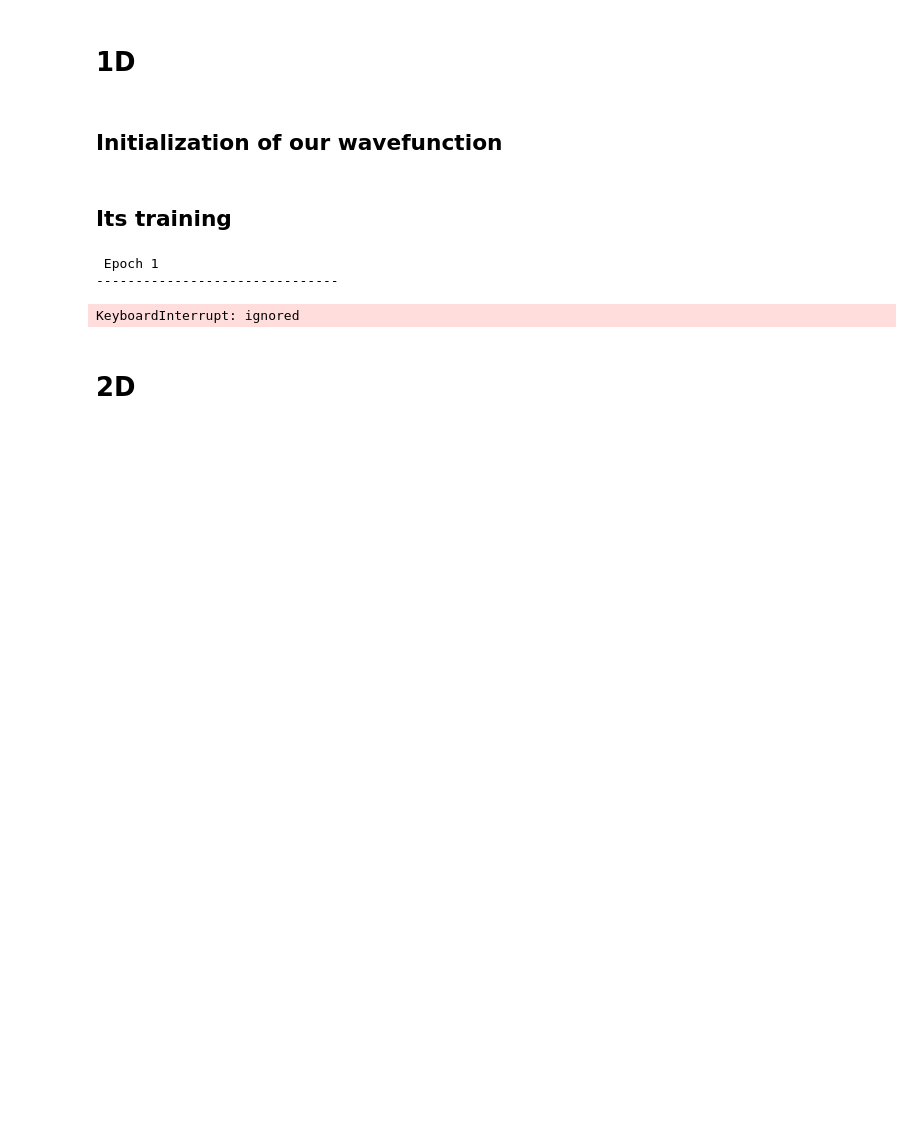
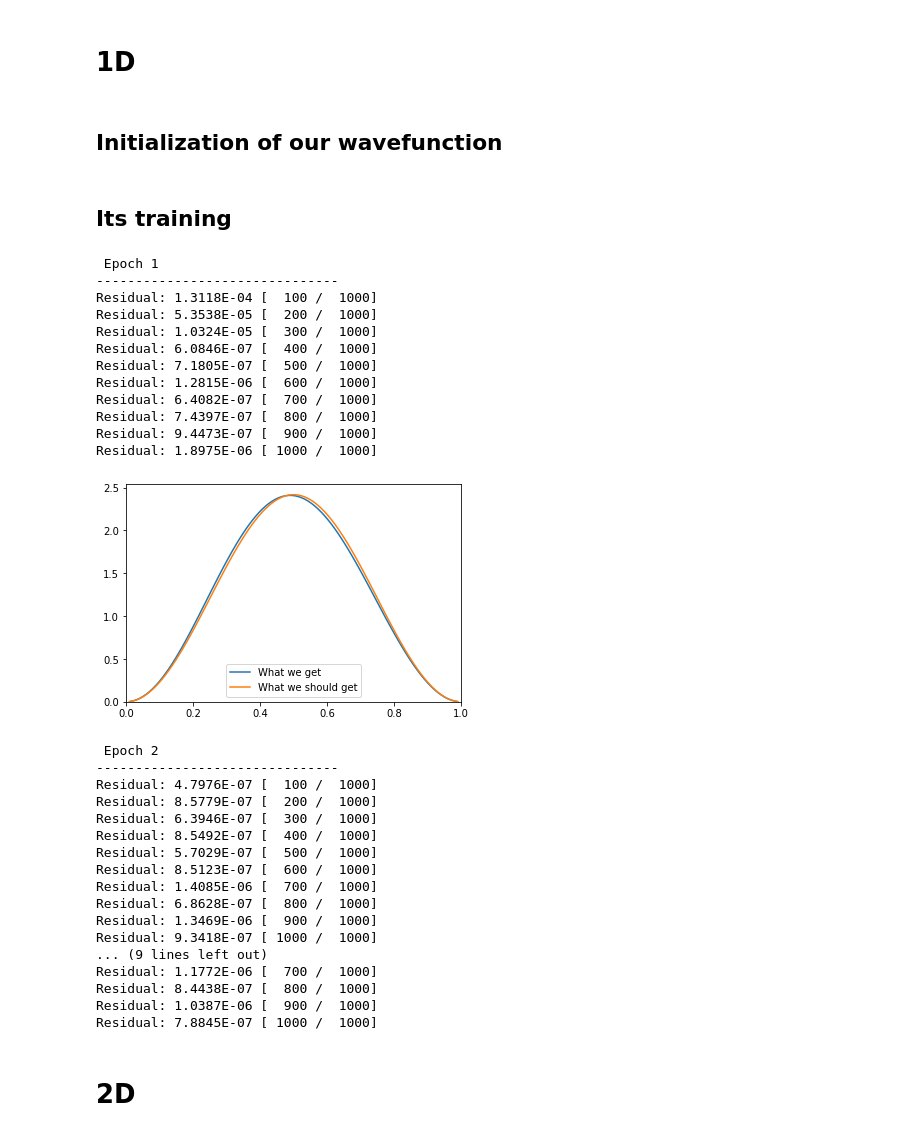
Before and after one commit to MrKozelberg/wavefunction_perceptron, a Jupyter notebook: spectrum_laplace_operator.ipynb, the cells around one changed output. Cells and saved outputs as stored; diff of their text form; code cells hidden in the pictures; blank space fills up the shorter version.

```diff
--- a/spectrum_laplace_operator.ipynb
+++ b/spectrum_laplace_operator.ipynb
@@ -129,15 +129,25 @@ class WaveFunction(nn.Module):
     return laplacian
 # %%
 def A(x_):
-  return torch.sum((x_ - 1/2)**2-1/4, axis=1)
+  p = torch.ones(x_.shape[0]).to(device)
+
+  for i in range(x_.shape[1]):
+    p *= (x_[:,i] - 1/2)**2-1/4
+
+  return p
 
 def Ax(x_):
-  return 2*(x_-1/2)
+  p = torch.ones(x_.shape).to(device)
+
+  for i in range(x_.shape[1]):
+    p[:, i] = A(x_) * 2 * (x_[:,i] - 1/2) / ((x_[:,i] - 1/2)**2-1/4)
+
+  return p
 
 def Axx(x_):
-  return 2.0
+  return 2 * A(x_) * torch.sum( ((x_ - 1/2)**2 - 1/4)**(-1), axis=1 )
 
-def train_loop(N, N_batch, M, wf, optimizer):
+def train_loop(N, N_batch, M, wf, optimizer, eigval):
   """
   N --- a size of the input vector, its dimension
   M --- total number of iterations
@@ -156,7 +166,7 @@ def train_loop(N, N_batch, M, wf, optimizer):
     I = torch.mean( (phixx_test * A(x_test) \
                      + 2 * torch.sum(Ax(x_test) * phix_test, axis=1) \
                      + Axx(x_test) * phi_test \
-                     + np.pi**2*phi_test*A(x_test))**2 )
+                     + eigval*phi_test*A(x_test))**2 )
 
     # Compute loss
     loss = loss_fn(I, torch.tensor(0.0, device=device))
@@ -166,12 +176,16 @@ def train_loop(N, N_batch, M, wf, optimizer):
     loss.backward()
     optimizer.step()
 
-    if (i+1) % 500 == 0:
+    if np.isnan(loss.item()):
+      print(f'{i:} LOSS FUNCTION IS NAN')
+      break
+
+    if (i+1) % 100 == 0:
       print(f"Residual: {loss.item():>0.4E} [{i+1:>5d} / {M:>5d}]")
 # %% [markdown]
 # 1D
 # %%
-def plot_compar(wf):
+def plot_compar_1d(wf):
   x = torch.linspace(1e-2,1-1e-2,100).reshape((-1, N)).to(device)
   y = wf(x) * A(x).reshape((-1,N))
 
@@ -199,17 +213,44 @@ wf = WaveFunction(N, [10]*3).to(device) ## число внутренних сл
 # %%
 optimizer = torch.optim.SGD(params = wf.parameters(), lr=1e-2)
 scheduler = torch.optim.lr_scheduler.ExponentialLR(optimizer, gamma=0.9)
-epochs = 10
+epochs = 3
 for t in range(epochs):
   print(f"\n Epoch {t+1}\n-------------------------------")
-  train_loop(N, 10, 1000, wf, optimizer)
+  train_loop(N, 10, 1000, wf, optimizer, np.pi**2)
   scheduler.step()
 
-  if (t+1) % 5 == 0:
-    plot_compar(wf)
+  if (t+1) % 5 == 0 or t == 0:
+    plot_compar_1d(wf)
 # %% [output]
  Epoch 1
 -------------------------------
+Residual: 1.3118E-04 [  100 /  1000]
+Residual: 5.3538E-05 [  200 /  1000]
+Residual: 1.0324E-05 [  300 /  1000]
+Residual: 6.0846E-07 [  400 /  1000]
+Residual: 7.1805E-07 [  500 /  1000]
+Residual: 1.2815E-06 [  600 /  1000]
+Residual: 6.4082E-07 [  700 /  1000]
+Residual: 7.4397E-07 [  800 /  1000]
+Residual: 9.4473E-07 [  900 /  1000]
+Residual: 1.8975E-06 [ 1000 /  1000]
+[figure, added]
-KeyboardInterrupt: ignored
+ Epoch 2
+-------------------------------
+Residual: 4.7976E-07 [  100 /  1000]
+Residual: 8.5779E-07 [  200 /  1000]
+Residual: 6.3946E-07 [  300 /  1000]
+Residual: 8.5492E-07 [  400 /  1000]
+Residual: 5.7029E-07 [  500 /  1000]
+Residual: 8.5123E-07 [  600 /  1000]
+Residual: 1.4085E-06 [  700 /  1000]
+Residual: 6.8628E-07 [  800 /  1000]
+Residual: 1.3469E-06 [  900 /  1000]
+Residual: 9.3418E-07 [ 1000 /  1000]
+... (9 lines left out)
+Residual: 1.1772E-06 [  700 /  1000]
+Residual: 8.4438E-07 [  800 /  1000]
+Residual: 1.0387E-06 [  900 /  1000]
+Residual: 7.8845E-07 [ 1000 /  1000]
 # %% [markdown]
 # 2D
```
Also changed, not shown: parts of 10 cells of this notebook.
